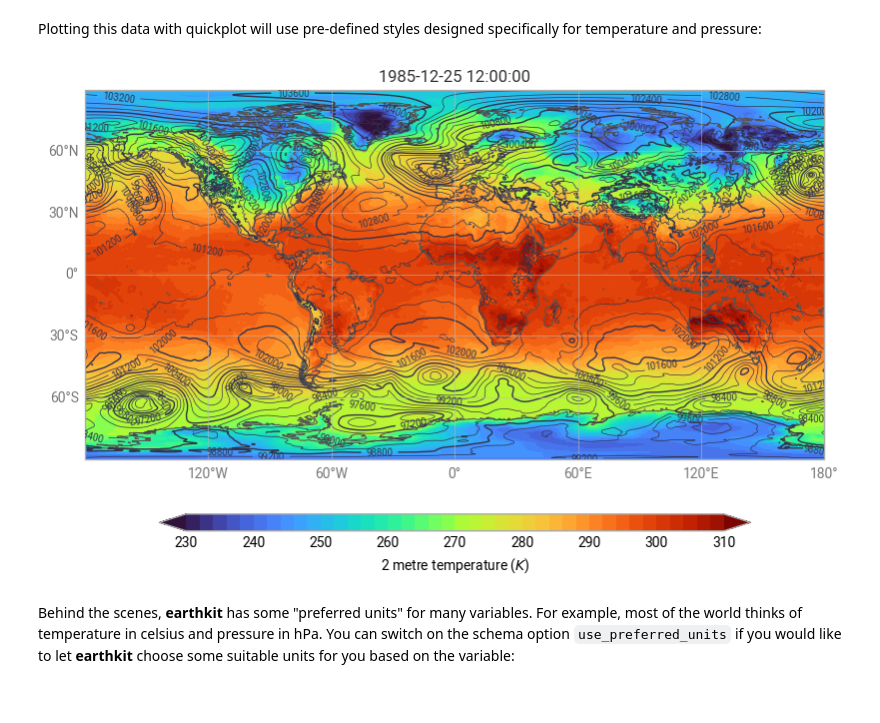
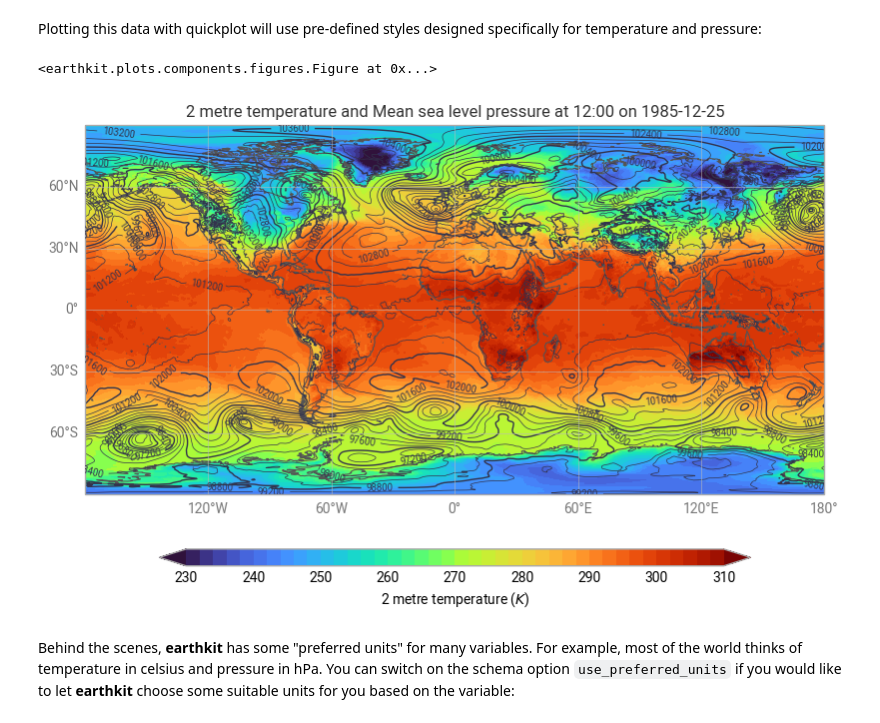
Before and after one commit to ecmwf/earthkit-plots, a Jupyter notebook: docs/examples/examples/automatic-styles.ipynb, the cells around one changed output. Saved outputs shown, nothing was run; the diff lists cells and outputs as text; code cells hidden in the pictures.

```diff
--- a/docs/examples/examples/automatic-styles.ipynb
+++ b/docs/examples/examples/automatic-styles.ipynb
@@ -22,9 +22,10 @@ data.ls()
 # %% [markdown]
 Plotting this data with quickplot will use pre-defined styles designed specifically for temperature and pressure:
 # %%
-ek.plots.quickplot(data, groupby="time").show()
+ek.plots.quickplot(data, mode="overlay")
 # %% [output]
+<earthkit.plots.components.figures.Figure at 0x...>
-[figure, old version]
+[figure, new version]
 # %% [markdown]
 Behind the scenes, **earthkit** has some "preferred units" for many variables. For example, most of the world thinks of temperature in celsius and pressure in hPa. You can switch on the schema option `use_preferred_units` if you would like to let **earthkit** choose some suitable units for you based on the variable:
 # %%
```
Also changed, not shown: parts of 3 cells of this notebook, 1 other file.
